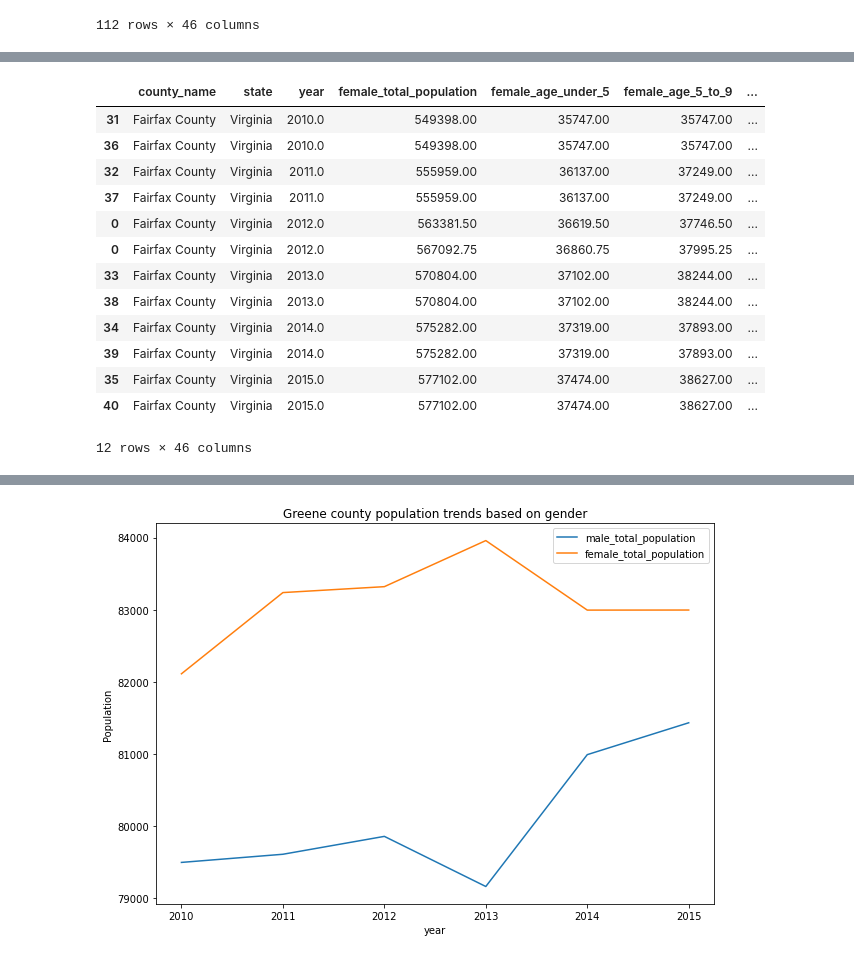
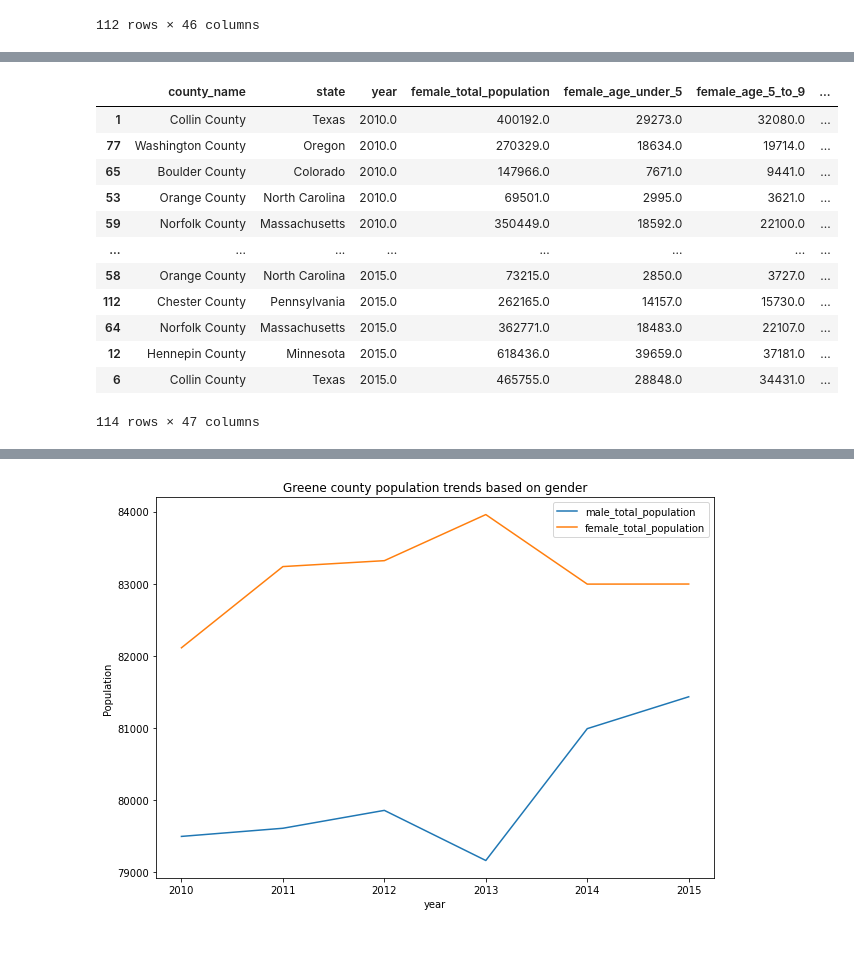
Before and after one commit to tahirzlone/python, a Jupyter notebook: dummy.ipynb, the cells around one changed output, grey strips where cells are left out. Saved outputs shown, nothing was run; the diff lists cells and outputs as text; code cells hidden in the pictures.

```diff
--- a/dummy.ipynb
+++ b/dummy.ipynb
@@ -123,27 +108,16 @@ merged_data.head()
-# %%
-# CREATING A NEW DATAFRAME FOR FAIRFAX COUNTY DATA
-fairfax_county = merged_data[(merged_data.county_name == 'Fairfax County')]
-
-# INSERTING MISSING DATA USING INTERPOLATION FOR YEAR 2012
-
-missing_row_reston = [['Fairfax County','Virginia', 2012, np.NaN, np.NaN, np.NaN, np.NaN, np.NaN, np.NaN, np.NaN, np.NaN, np.NaN, np.NaN, np.NaN, np.NaN, np.NaN, np.NaN, np.NaN, np.NaN, np.NaN, np.NaN, np.NaN, np.NaN, np.NaN, np.NaN, np.NaN, np.NaN, np.NaN, np.NaN, np.NaN, np.NaN, np.NaN, np.NaN, np.NaN, np.NaN, np.NaN, np.NaN, np.NaN, np.NaN, np.NaN, np.NaN, np.NaN,'Reston', 7, 60300,  np.NaN,]]
-missing_row_vienna = [['Fairfax County','Virginia', 2012, np.NaN, np.NaN, np.NaN, np.NaN, np.NaN, np.NaN, np.NaN, np.NaN, np.NaN, np.NaN, np.NaN, np.NaN, np.NaN, np.NaN, np.NaN, np.NaN, np.NaN, np.NaN, np.NaN, np.NaN, np.NaN, np.NaN, np.NaN, np.NaN, np.NaN, np.NaN, np.NaN, np.NaN, np.NaN, np.NaN, np.NaN, np.NaN, np.NaN, np.NaN, np.NaN, np.NaN, np.NaN, np.NaN, np.NaN,'Vienna', 0, 60300,  np.NaN,]]
-fairfax_county = fairfax_county.append(pd.DataFrame(missing_row_reston, columns=fairfax_county.columns)).sort_values('year').interpolate()
-fairfax_county = fairfax_county.append(pd.DataFrame(missing_row_vienna, columns=fairfax_county.columns)).sort_values('year').interpolate()
-
-fairfax_county
-# %% [output]
-|  | county_name | state | year | female_total_population | female_age_under_5 | female_age_5_to_9 | ... |
-| 31 | Fairfax County | Virginia | 2010.0 | 549398.00 | 35747.00 | 35747.00 | ... |
-| 36 | Fairfax County | Virginia | 2010.0 | 549398.00 | 35747.00 | 35747.00 | ... |
-| 32 | Fairfax County | Virginia | 2011.0 | 555959.00 | 36137.00 | 37249.00 | ... |
-| 37 | Fairfax County | Virginia | 2011.0 | 555959.00 | 36137.00 | 37249.00 | ... |
-| 0 | Fairfax County | Virginia | 2012.0 | 563381.50 | 36619.50 | 37746.50 | ... |
-| 0 | Fairfax County | Virginia | 2012.0 | 567092.75 | 36860.75 | 37995.25 | ... |
-| 33 | Fairfax County | Virginia | 2013.0 | 570804.00 | 37102.00 | 38244.00 | ... |
-| 38 | Fairfax County | Virginia | 2013.0 | 570804.00 | 37102.00 | 38244.00 | ... |
-| 34 | Fairfax County | Virginia | 2014.0 | 575282.00 | 37319.00 | 37893.00 | ... |
-| 39 | Fairfax County | Virginia | 2014.0 | 575282.00 | 37319.00 | 37893.00 | ... |
-| 35 | Fairfax County | Virginia | 2015.0 | 577102.00 | 37474.00 | 38627.00 | ... |
-| 40 | Fairfax County | Virginia | 2015.0 | 577102.00 | 37474.00 | 38627.00 | ... |
-12 rows × 46 columns
+# %%
+merged_data
+# %% [output]
+|  | county_name | state | year | female_total_population | female_age_under_5 | female_age_5_to_9 | ... |
+| 1 | Collin County | Texas | 2010.0 | 400192.0 | 29273.0 | 32080.0 | ... |
+| 77 | Washington County | Oregon | 2010.0 | 270329.0 | 18634.0 | 19714.0 | ... |
+| 65 | Boulder County | Colorado | 2010.0 | 147966.0 | 7671.0 | 9441.0 | ... |
+| 53 | Orange County | North Carolina | 2010.0 | 69501.0 | 2995.0 | 3621.0 | ... |
+| 59 | Norfolk County | Massachusetts | 2010.0 | 350449.0 | 18592.0 | 22100.0 | ... |
+| ... | ... | ... | ... | ... | ... | ... | ... |
+| 58 | Orange County | North Carolina | 2015.0 | 73215.0 | 2850.0 | 3727.0 | ... |
+| 112 | Chester County | Pennsylvania | 2015.0 | 262165.0 | 14157.0 | 15730.0 | ... |
+| 64 | Norfolk County | Massachusetts | 2015.0 | 362771.0 | 18483.0 | 22107.0 | ... |
+| 12 | Hennepin County | Minnesota | 2015.0 | 618436.0 | 39659.0 | 37181.0 | ... |
+| 6 | Collin County | Texas | 2015.0 | 465755.0 | 28848.0 | 34431.0 | ... |
+114 rows × 47 columns
```
Also changed, not shown: parts of 9 cells of this notebook.
